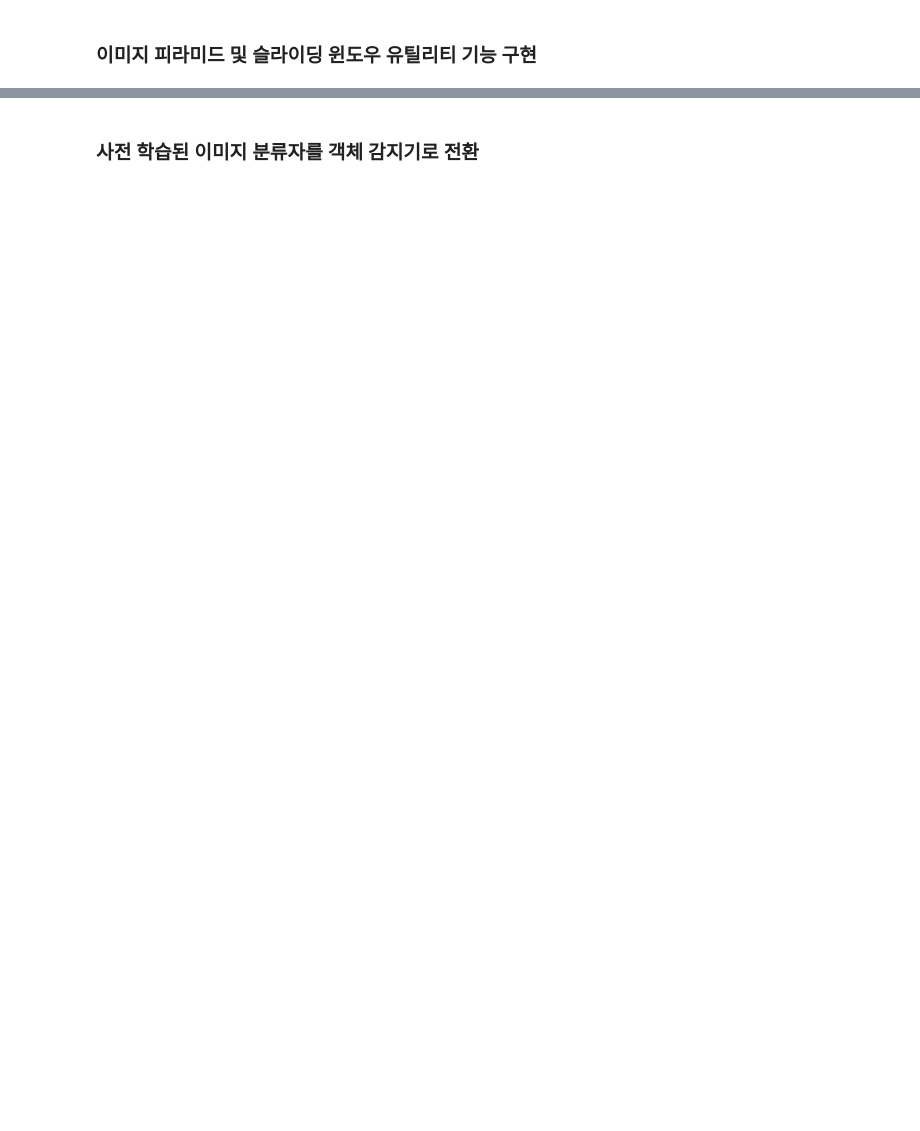
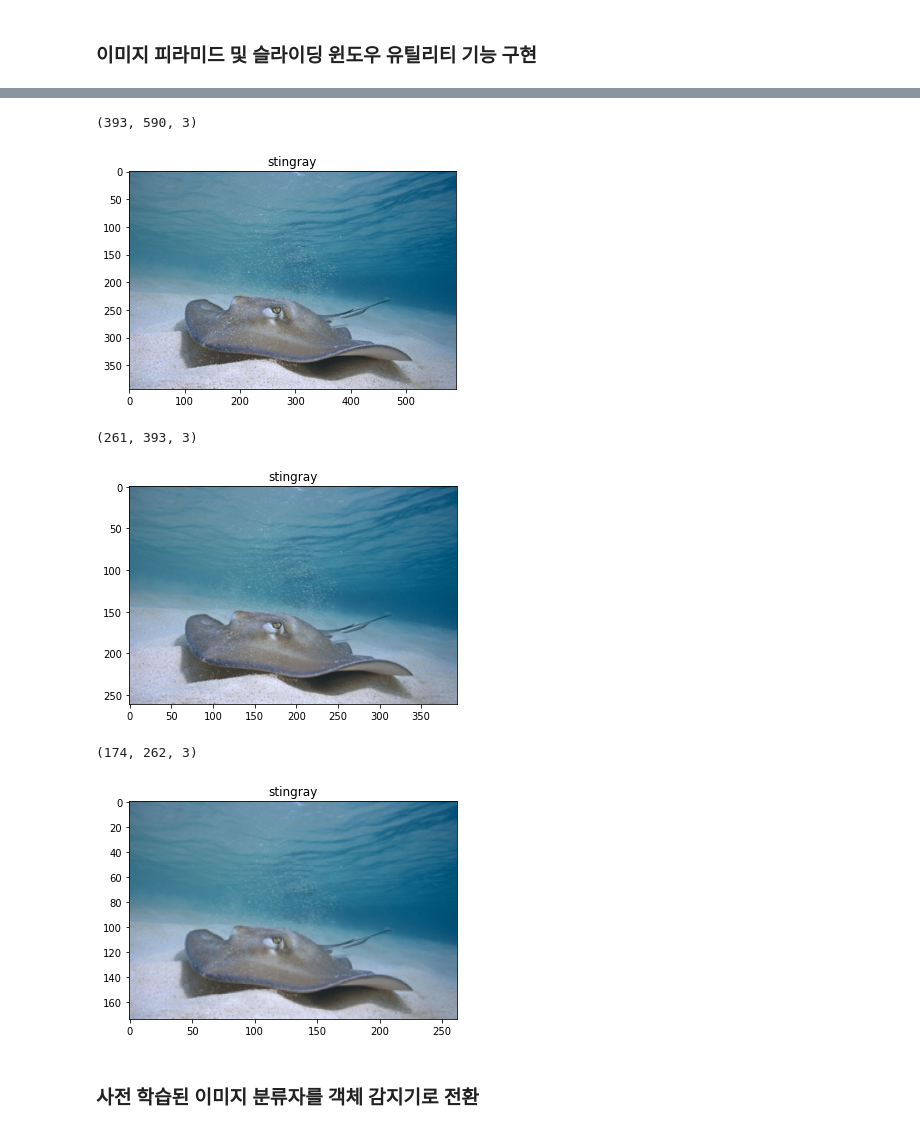
Before and after one commit to imguru-mooc/AI_VISION, a Jupyter notebook: 1_day/sliding_window.ipynb, the cells around one changed output, grey strips where cells are left out. Drawn from its saved outputs; the diff is of its cells as text; code cells hidden in the pictures; blank space fills up the shorter version.

```diff
--- a/1_day/sliding_window.ipynb
+++ b/1_day/sliding_window.ipynb
@@ -141,5 +189,5 @@ KeyboardInterrupt:
 # %%
-def image_pyramid(image, scale=1.5, minSize=(224, 224)):
+def image_pyramid(image, scale=1.5, minSize=(128, 128)):
     # yield the original image
     yield image
 
@@ -156,6 +204,18 @@ def image_pyramid(image, scale=1.5, minSize=(224, 224)):
 
         # yield the next image in the pyramid
         yield image
+# %%
+image = cv2.imread("images/stingray.jpg")
+for im in image_pyramid(image):
+    print(im.shape)
+    plt_imshow("stingray", im)
+# %% [output]
+(393, 590, 3)
+[figure, added]
+(261, 393, 3)
+[figure, added]
+(174, 262, 3)
+[figure, added]
 # %% [markdown]
 ### 사전 학습된 이미지 분류자를 객체 감지기로 전환
 # %%
```
Also changed, not shown: parts of 11 cells of this notebook.
